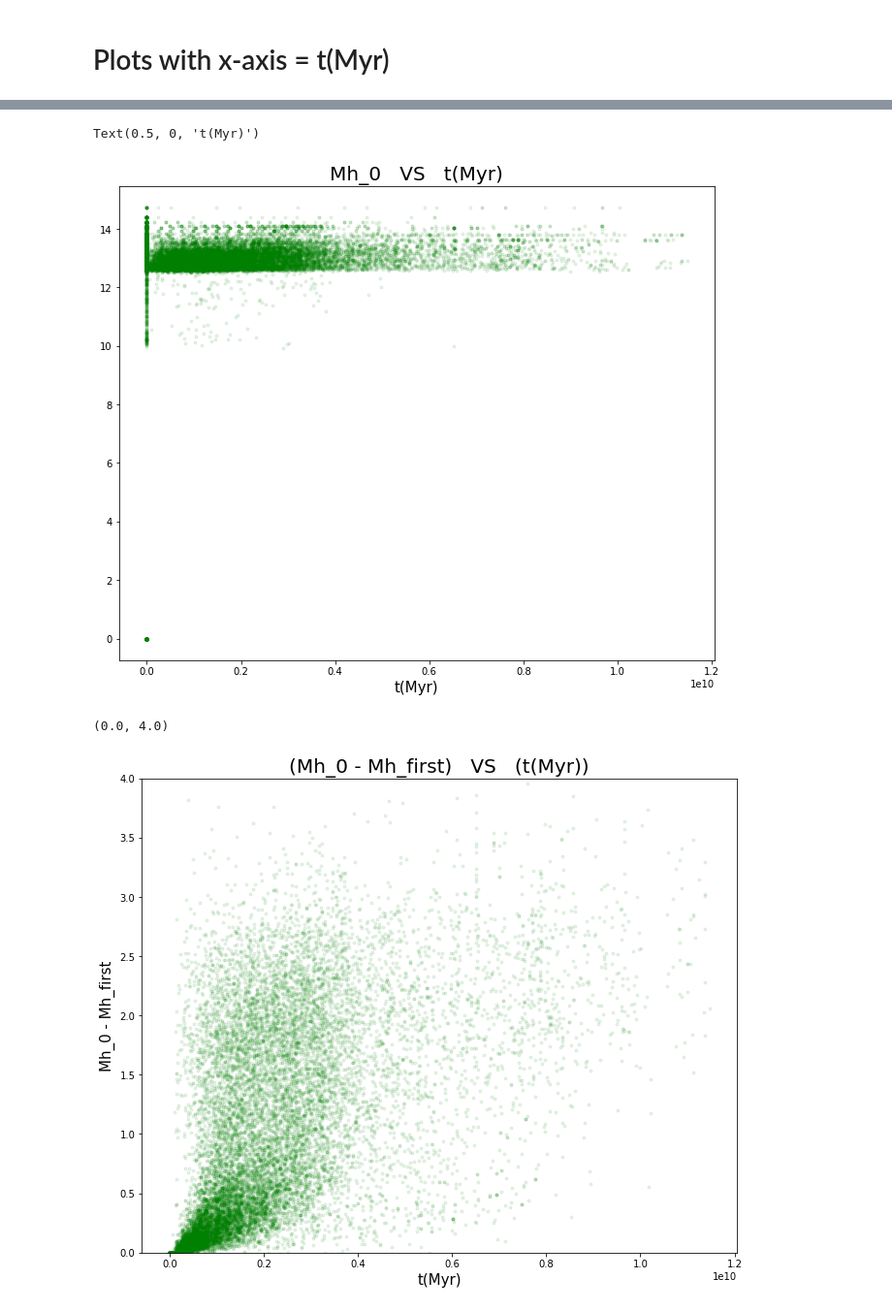
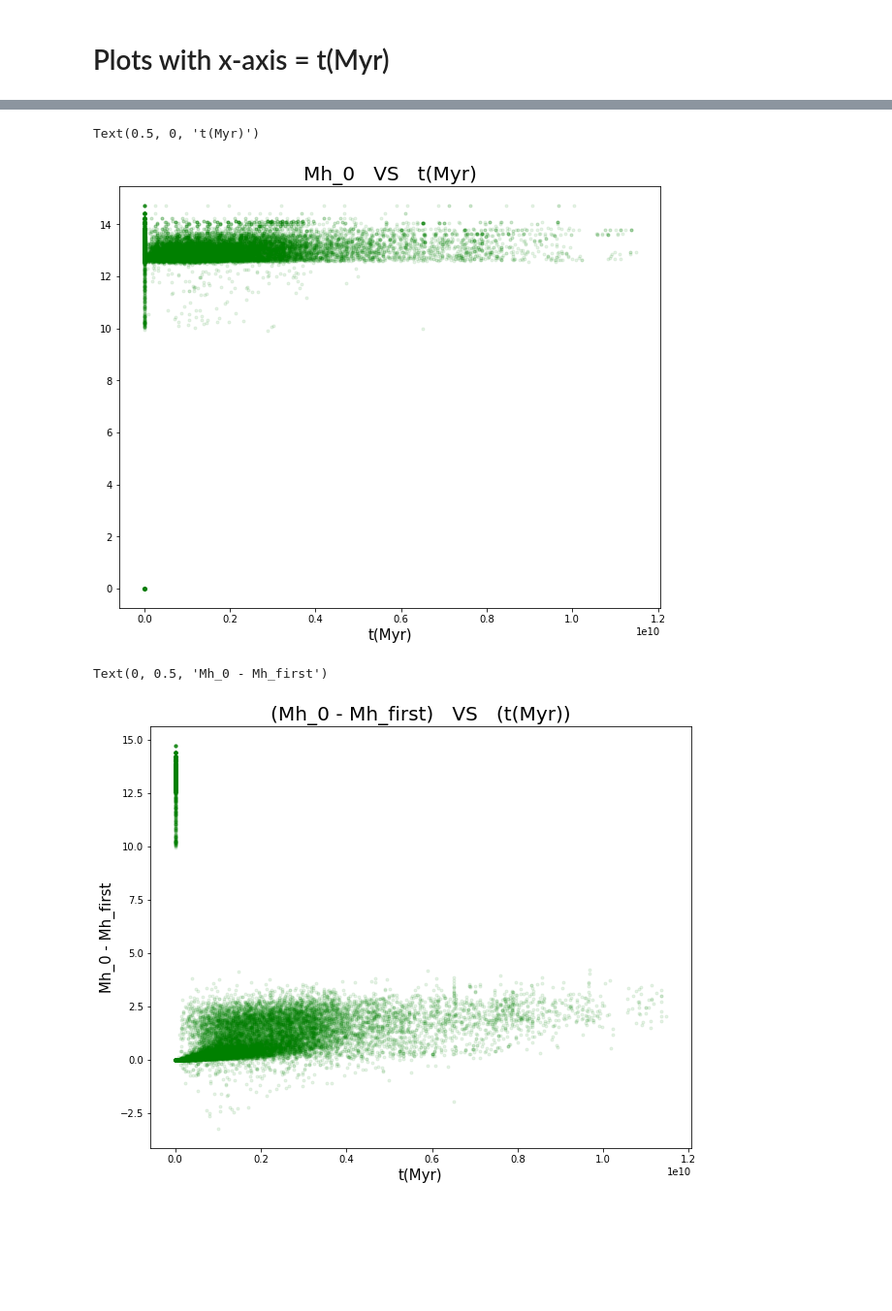
Before and after one commit to halehhajizadeh/Galaxy-Clusters, a Jupyter notebook: read_data.ipynb, the cells around one changed output, grey strips where cells are left out. Shown at 97% size. Cells and saved outputs as stored; diff of their text form; code cells hidden in the pictures; blank space fills up the shorter version.

Commit message:
add some plots

```diff
--- a/read_data.ipynb
+++ b/read_data.ipynb
@@ -510,33 +509,32 @@ x = dataset['t(Myr)[col2]']
 x_label = x.name.split('[')[0]
 y_label = y.name.split('[')[0]
 
-plt.figure(figsize=(11,9))
+plt.figure(figsize=(10,8))
 plt.scatter(x, y, marker='.', c='green', alpha=0.09)
 plt.title(str(y_label)+'   VS   '+str(x_label), fontsize = 20)
 plt.xlabel(x_label, fontsize = 15)
 # %% [output]
 Text(0.5, 0, 't(Myr)')
-[figure, old version]
+[figure, new version]
 # %%
 y1 = dataset['Mh_first[col24]']
 y2 = dataset['Mh_0[col9]']
 x = dataset['t(Myr)[col2]']
 
 x = x
 y = y2-y1
 
 x_label = x.name.split('[')[0]
 y_label = y2.name.split('[')[0] + ' - ' + y1.name.split('[')[0]
 
-plt.figure(figsize=(11,9))
+plt.figure(figsize=(10,8))
 plt.scatter(x,y, marker='.', c='green', alpha = 0.09)
 plt.title('(' + str(y_label)+')   VS   ('+ str(x_label) + ')', fontsize = 20)
 plt.xlabel(x_label, fontsize = 15)
 plt.ylabel(y_label, fontsize = 15)
-plt.ylim(0,4)
 # %% [output]
-(0.0, 4.0)
+Text(0, 0.5, 'Mh_0 - Mh_first')
-[figure, old version]
+[figure, new version]
 # %%
 y = dataset['M*_first[col25]']
 x = dataset['t(Myr)[col2]']
```
Also changed, not shown: parts of 33 cells of this notebook.
